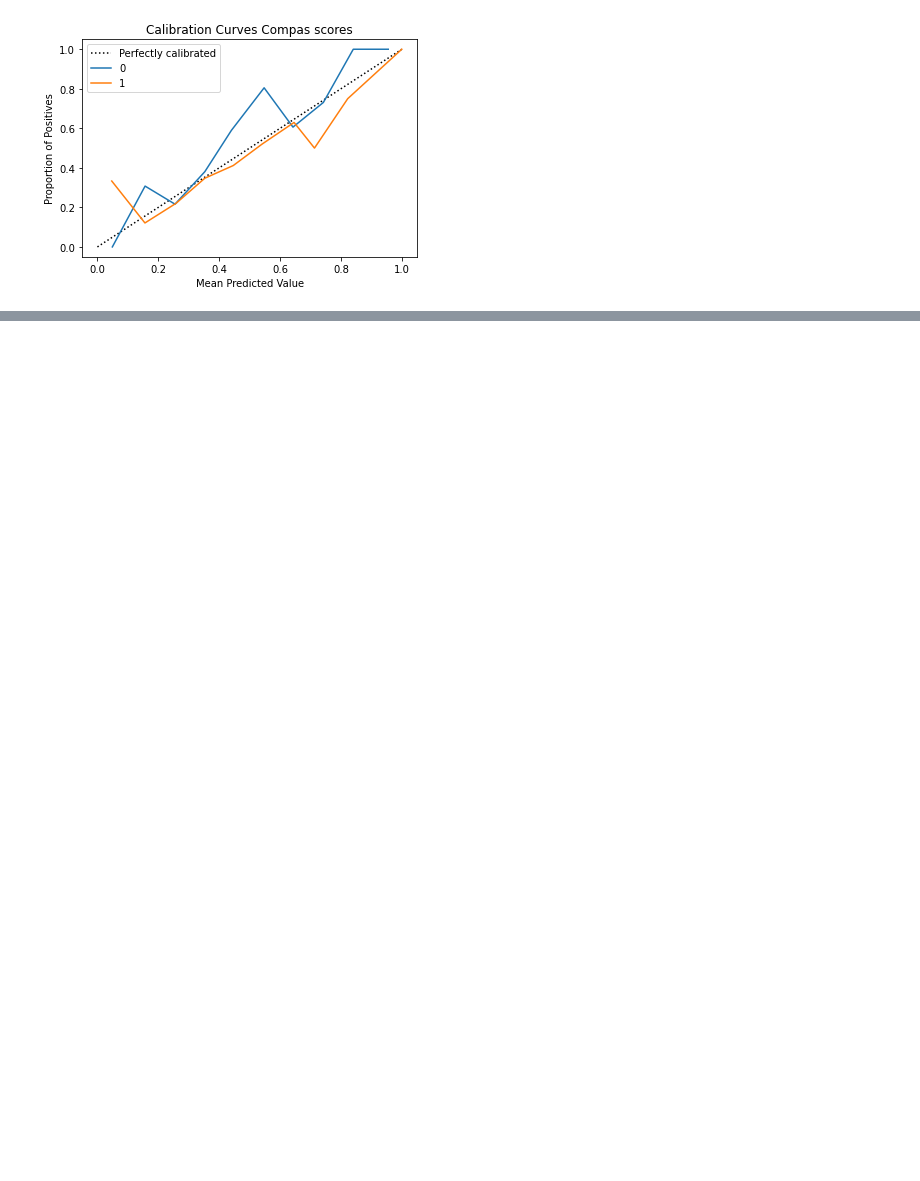
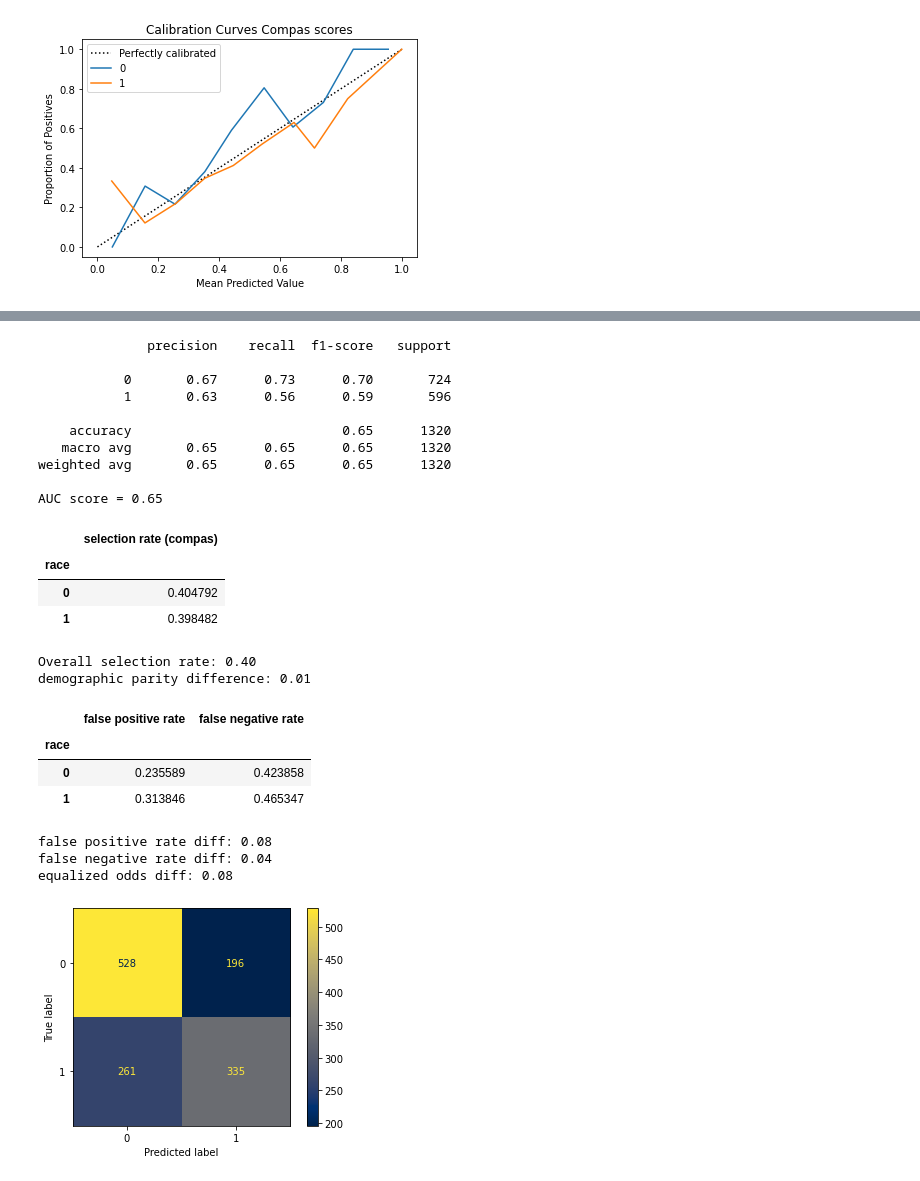
Before and after one commit to youkkka/Thesis-Experiments, a Jupyter notebook: Compas_experiment.ipynb, the cells around one changed output, grey strips where cells are left out. Saved outputs shown, nothing was run; the diff lists cells and outputs as text; code cells hidden in the pictures; blank space fills up the shorter version.

Commit message:
Uniform sampling

```diff
--- a/Compas_experiment.ipynb
+++ b/Compas_experiment.ipynb
@@ -475,0 +534,27 @@ print_calib(modelRG2)
+# %%
+lr_metrics(data_uniform_sampling)
+# %% [output]
+              precision    recall  f1-score   support
+
+           0       0.67      0.73      0.70       724
+           1       0.63      0.56      0.59       596
+
+    accuracy                           0.65      1320
+   macro avg       0.65      0.65      0.65      1320
+weighted avg       0.65      0.65      0.65      1320
+
+AUC score = 0.65
+|  | selection rate (compas) |
+| race |  |
+| 0 | 0.404792 |
+| 1 | 0.398482 |
+Overall selection rate: 0.40
+demographic parity difference: 0.01
+|  | false positive rate | false negative rate |
+| race |  |  |
+| 0 | 0.235589 | 0.423858 |
+| 1 | 0.313846 | 0.465347 |
+false positive rate diff: 0.08
+false negative rate diff: 0.04
+equalized odds diff: 0.08
+[figure, added]
```
Also changed, not shown: parts of 64 cells of this notebook.
